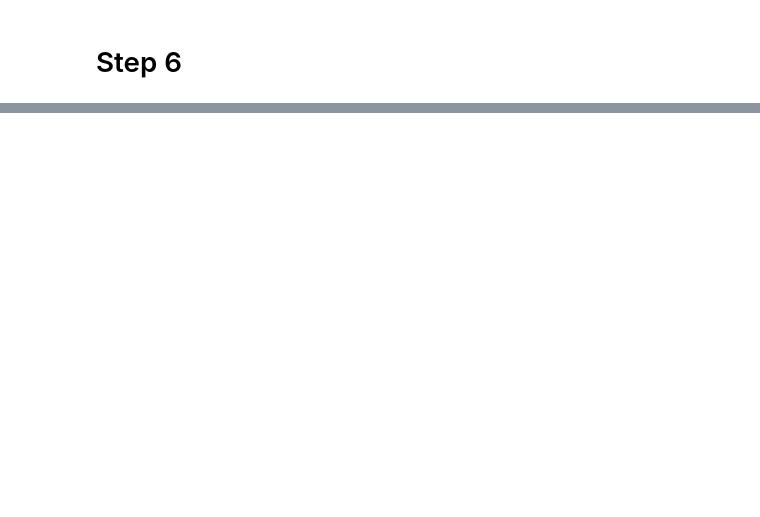
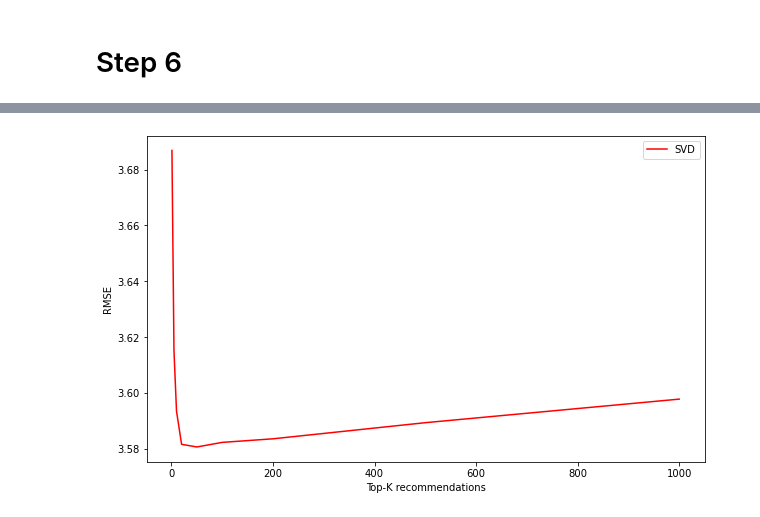
Before and after one commit to lkostakis/data-mining-NLP, a Jupyter notebook: ask2.ipynb, the cells around one changed output, grey strips where cells are left out. Saved outputs shown, nothing was run; the diff lists cells and outputs as text; code cells hidden in the pictures; blank space fills up the shorter version.

```diff
--- a/ask2.ipynb
+++ b/ask2.ipynb
@@ -631,0 +627,9 @@ plt.xlabel("Top-K recommendations");
+# %%
+plt.figure(figsize=(10, 6))
+k_values = [1,5,10,20,30,40,50,75,100]
+plt.plot(x, RMSE_SVD, "r", label = "SVD")
+plt.legend()
+plt.ylabel("RMSE")
+plt.xlabel("Top-K recommendations");
+# %% [output]
+[figure, added]
```
Also changed, not shown: parts of 19 cells of this notebook, 1 other file.
